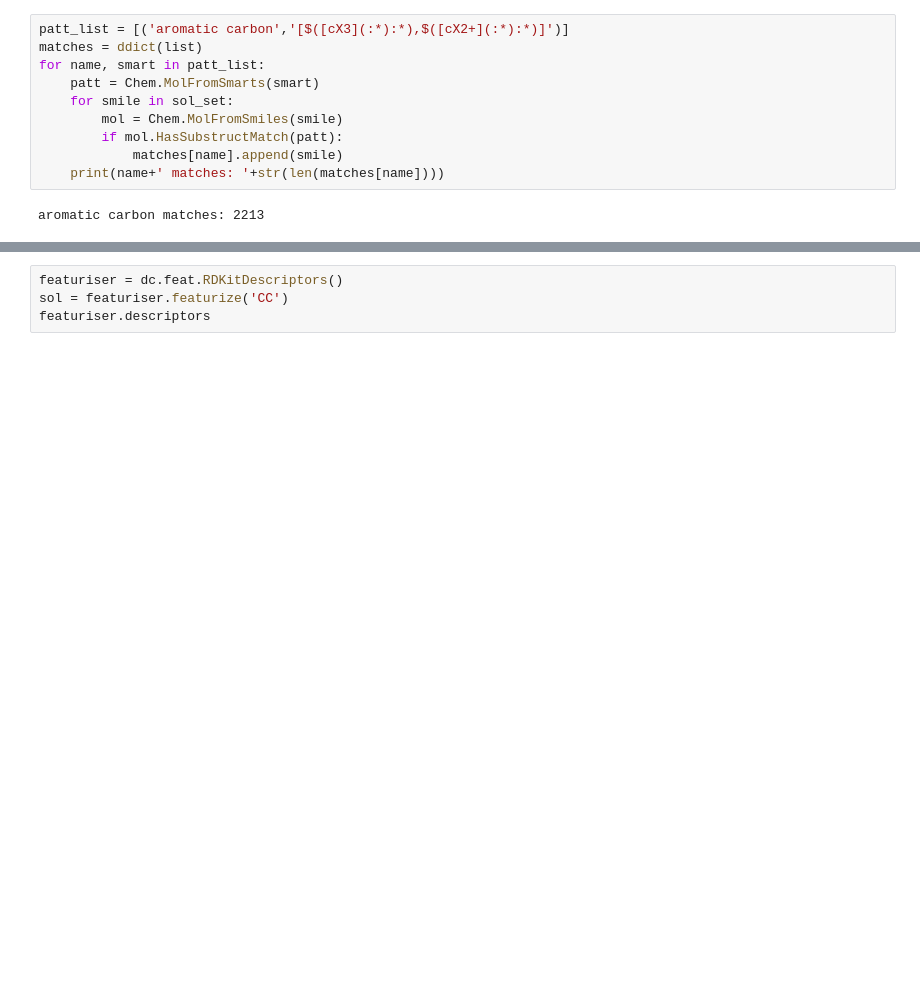
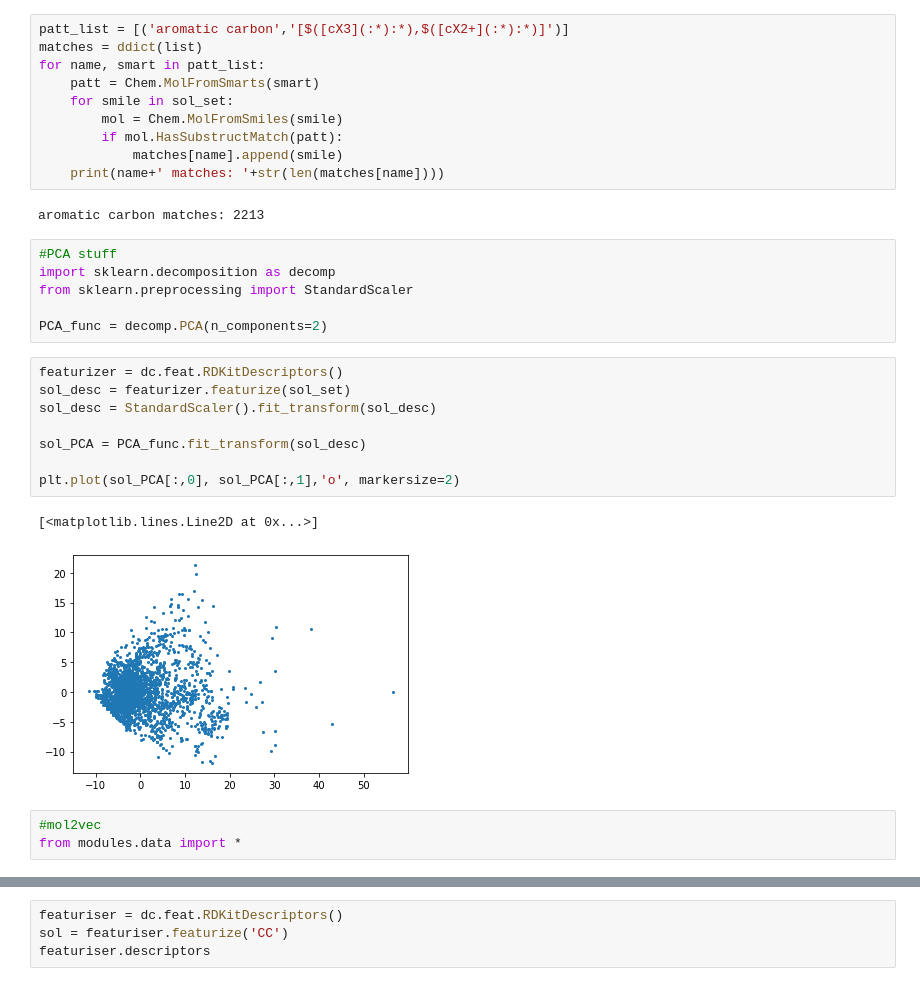
Before and after one commit to saratanov/git_honours, a Jupyter notebook: THESIS/database_analysis.ipynb, the cells around one changed output, grey strips where cells are left out. Cells and saved outputs as stored; diff of their text form; blank space fills up the shorter version.

```diff
--- a/THESIS/database_analysis.ipynb
+++ b/THESIS/database_analysis.ipynb
@@ -428,3 +428,23 @@ for name, smart in patt_list:
     print(name+' matches: '+str(len(matches[name])))
 # %% [output]
 aromatic carbon matches: 2213
+# %%
+#PCA stuff
+import sklearn.decomposition as decomp
+from sklearn.preprocessing import StandardScaler
+
+PCA_func = decomp.PCA(n_components=2)
+# %%
+featurizer = dc.feat.RDKitDescriptors()
+sol_desc = featurizer.featurize(sol_set)
+sol_desc = StandardScaler().fit_transform(sol_desc)
+
+sol_PCA = PCA_func.fit_transform(sol_desc)
+
+plt.plot(sol_PCA[:,0], sol_PCA[:,1],'o', markersize=2)
+# %% [output]
+[<matplotlib.lines.Line2D at 0x...>]
+[figure, added]
+# %%
+#mol2vec
+from modules.data import *
```
Also changed, not shown: parts of 2 cells of this notebook, 14 other files.
